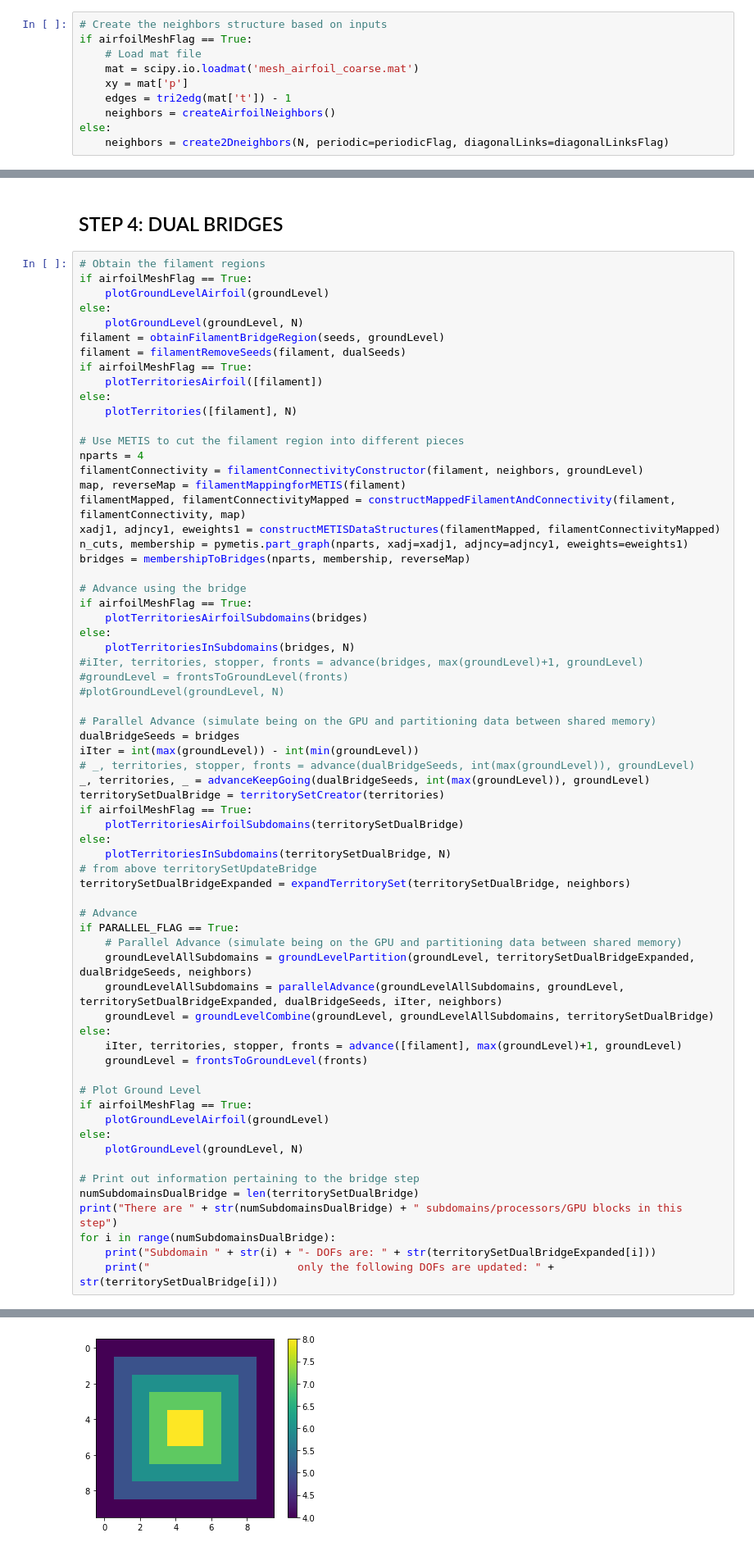
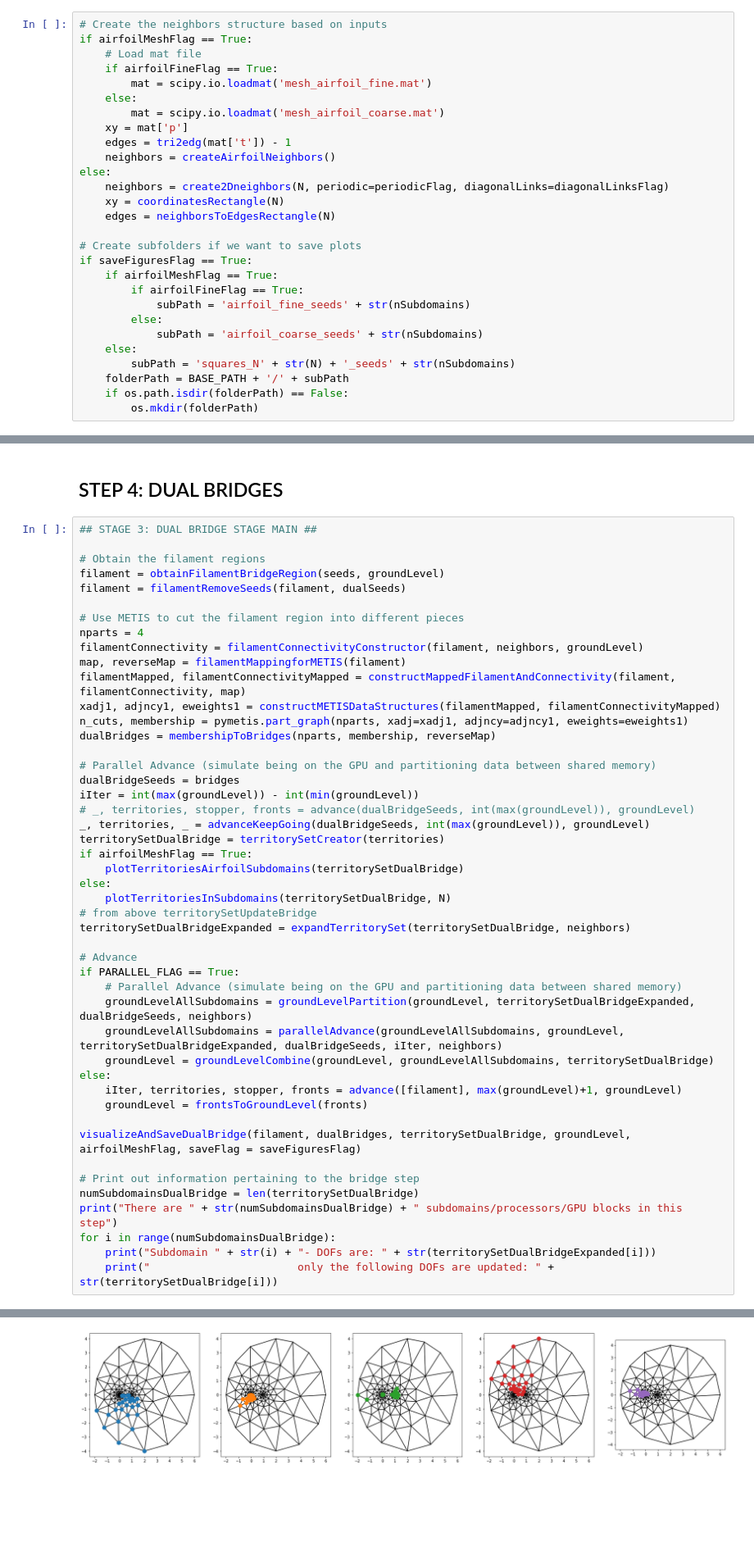
Before and after one commit to moislam1221/parallel-stencil-unstructured, a Jupyter notebook: Swept with advance clean.ipynb, the cells around one changed output, grey strips where cells are left out. Shown at 82% size. Saved outputs shown, nothing was run; the diff lists cells and outputs as text; blank space fills up the shorter version.

```diff
--- a/Swept with advance clean.ipynb
+++ b/Swept with advance clean.ipynb
@@ -1050,9 +1099,27 @@ PARALLEL_FLAG = True
 # Create the neighbors structure based on inputs
 if airfoilMeshFlag == True:
     # Load mat file
-    mat = scipy.io.loadmat('mesh_airfoil_coarse.mat')
+    if airfoilFineFlag == True:
+        mat = scipy.io.loadmat('mesh_airfoil_fine.mat')
+    else:
+        mat = scipy.io.loadmat('mesh_airfoil_coarse.mat')
     xy = mat['p']
     edges = tri2edg(mat['t']) - 1
     neighbors = createAirfoilNeighbors()
 else:
     neighbors = create2Dneighbors(N, periodic=periodicFlag, diagonalLinks=diagonalLinksFlag)
+    xy = coordinatesRectangle(N)
+    edges = neighborsToEdgesRectangle(N)
+
+# Create subfolders if we want to save plots
+if saveFiguresFlag == True:
+    if airfoilMeshFlag == True:
+        if airfoilFineFlag == True:
+            subPath = 'airfoil_fine_seeds' + str(nSubdomains)
+        else:
+            subPath = 'airfoil_coarse_seeds' + str(nSubdomains)
+    else:
+        subPath = 'squares_N' + str(N) + '_seeds' + str(nSubdomains)
+    folderPath = BASE_PATH + '/' + subPath
+    if os.path.isdir(folderPath) == False:
+        os.mkdir(folderPath)
@@ -1252,17 +1414,11 @@ Subdomain 0- DOFs are: {0, 1, 2, 3, 4, 5, 6, 7, 8, 9, 10, 11, 12, 13, 14, 15, 16
 # %% [markdown]
 ## STEP 4: DUAL BRIDGES
 # %%
+## STAGE 3: DUAL BRIDGE STAGE MAIN ##
+
 # Obtain the filament regions
-if airfoilMeshFlag == True:
-    plotGroundLevelAirfoil(groundLevel)
-else:
-    plotGroundLevel(groundLevel, N)
 filament = obtainFilamentBridgeRegion(seeds, groundLevel)
 filament = filamentRemoveSeeds(filament, dualSeeds)
-if airfoilMeshFlag == True:
-    plotTerritoriesAirfoil([filament])
-else:
-    plotTerritories([filament], N)
 
 # Use METIS to cut the filament region into different pieces
 nparts = 4
@@ -1271,16 +1427,7 @@ map, reverseMap = filamentMappingforMETIS(filament)
 filamentMapped, filamentConnectivityMapped = constructMappedFilamentAndConnectivity(filament, filamentConnectivity, map)
 xadj1, adjncy1, eweights1 = constructMETISDataStructures(filamentMapped, filamentConnectivityMapped)
 n_cuts, membership = pymetis.part_graph(nparts, xadj=xadj1, adjncy=adjncy1, eweights=eweights1)
-bridges = membershipToBridges(nparts, membership, reverseMap)
-
-# Advance using the bridge
-if airfoilMeshFlag == True:
-    plotTerritoriesAirfoilSubdomains(bridges)
-else:
-    plotTerritoriesInSubdomains(bridges, N)
-#iIter, territories, stopper, fronts = advance(bridges, max(groundLevel)+1, groundLevel)
-#groundLevel = frontsToGroundLevel(fronts)
-#plotGroundLevel(groundLevel, N)
+dualBridges = membershipToBridges(nparts, membership, reverseMap)
 
 # Parallel Advance (simulate being on the GPU and partitioning data between shared memory)
 dualBridgeSeeds = bridges
@@ -1305,11 +1452,7 @@ else:
     iIter, territories, stopper, fronts = advance([filament], max(groundLevel)+1, groundLevel)
     groundLevel = frontsToGroundLevel(fronts)
 
-# Plot Ground Level
-if airfoilMeshFlag == True:
-    plotGroundLevelAirfoil(groundLevel)
-else:
-    plotGroundLevel(groundLevel, N)
+visualizeAndSaveDualBridge(filament, dualBridges, territorySetDualBridge, groundLevel, airfoilMeshFlag, saveFlag = saveFiguresFlag)
 
 # Print out information pertaining to the bridge step
 numSubdomainsDualBridge = len(territorySetDualBridge)
@@ -1330 +1475 @@ Subdomain 3- DOFs are: {53, 54, 55, 56, 62, 63, 64, 65, 66, 67, 71, 72, 73, 74,
-[figure, old version]
+[figure, new version]
```
Also changed, not shown: parts of 23 cells of this notebook.
